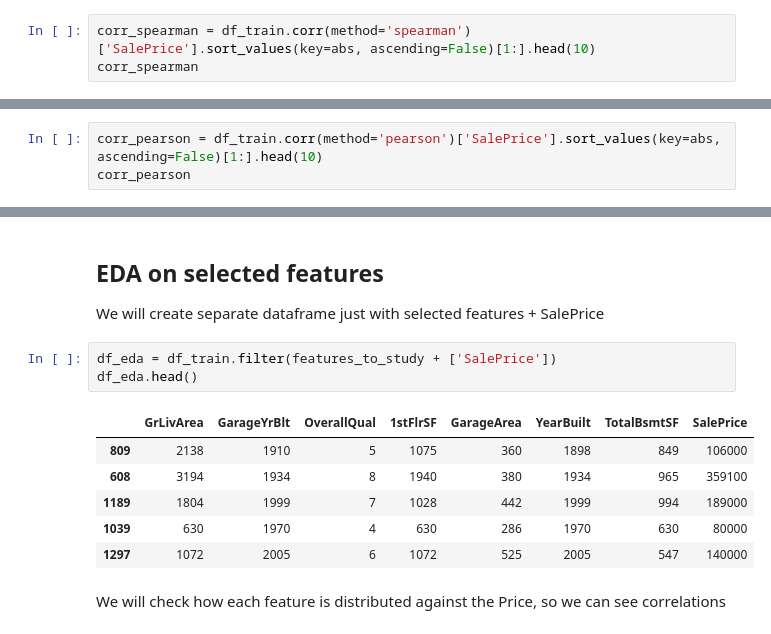
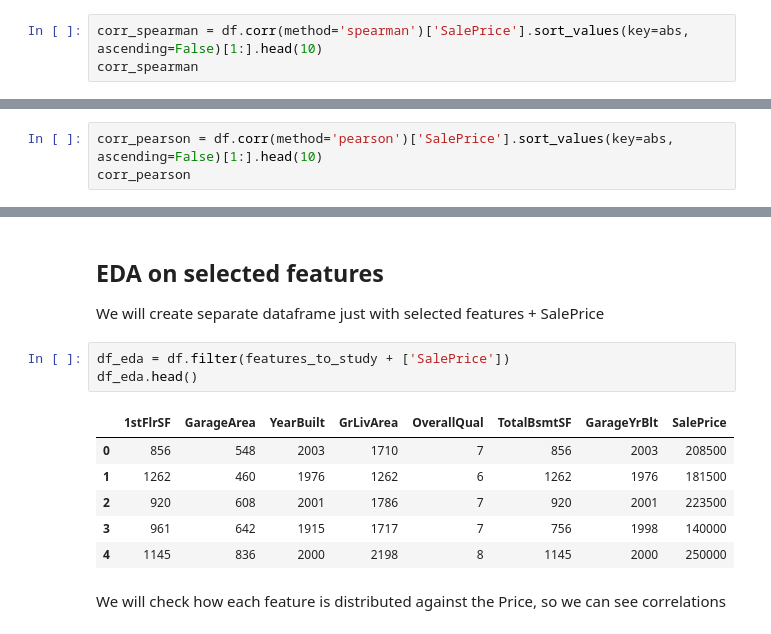
Before and after one commit to Tomosius/heritage_houses_p5, a Jupyter notebook: jupyter_notebooks/03_Data_Cleaning.ipynb, the cells around one changed output, grey strips where cells are left out. Saved outputs shown, nothing was run; the diff lists cells and outputs as text.

```diff
--- a/jupyter_notebooks/03_Data_Cleaning.ipynb
+++ b/jupyter_notebooks/03_Data_Cleaning.ipynb
@@ -170,4 +161,4 @@ df_train['SalePrice'] = y_train
 # %%
-corr_spearman = df_train.corr(method='spearman')['SalePrice'].sort_values(key=abs, ascending=False)[1:].head(10)
+corr_spearman = df.corr(method='spearman')['SalePrice'].sort_values(key=abs, ascending=False)[1:].head(10)
 corr_spearman
 # %% [output]
@@ -184,5 +175,5 @@ OpenPorchSF     0.481831
 Name: SalePrice, dtype: float64
 # %%
-corr_pearson = df_train.corr(method='pearson')['SalePrice'].sort_values(key=abs, ascending=False)[1:].head(10)
+corr_pearson = df.corr(method='pearson')['SalePrice'].sort_values(key=abs, ascending=False)[1:].head(10)
 corr_pearson
 # %% [output]
@@ -225,15 +216,15 @@ We have a list of features we will be investigating:
 
 We will create separate dataframe just with selected features + SalePrice
 # %%
-df_eda = df_train.filter(features_to_study + ['SalePrice'])
+df_eda = df.filter(features_to_study + ['SalePrice'])
 df_eda.head()
 # %% [output]
-|  | GrLivArea | GarageYrBlt | OverallQual | 1stFlrSF | GarageArea | YearBuilt | TotalBsmtSF | SalePrice |
-| 809 | 2138 | 1910 | 5 | 1075 | 360 | 1898 | 849 | 106000 |
-| 608 | 3194 | 1934 | 8 | 1940 | 380 | 1934 | 965 | 359100 |
-| 1189 | 1804 | 1999 | 7 | 1028 | 442 | 1999 | 994 | 189000 |
-| 1039 | 630 | 1970 | 4 | 630 | 286 | 1970 | 630 | 80000 |
-| 1297 | 1072 | 2005 | 6 | 1072 | 525 | 2005 | 547 | 140000 |
+|  | 1stFlrSF | GarageArea | YearBuilt | GrLivArea | OverallQual | TotalBsmtSF | GarageYrBlt | SalePrice |
+| 0 | 856 | 548 | 2003 | 1710 | 7 | 856 | 2003 | 208500 |
+| 1 | 1262 | 460 | 1976 | 1262 | 6 | 1262 | 1976 | 181500 |
+| 2 | 920 | 608 | 2001 | 1786 | 7 | 920 | 2001 | 223500 |
+| 3 | 961 | 642 | 1915 | 1717 | 7 | 756 | 1998 | 140000 |
+| 4 | 1145 | 836 | 2000 | 2198 | 8 | 1145 | 2000 | 250000 |
 # %% [markdown]
 We will check how each feature is distributed against the Price, so we can see correlations
 # %%
```
Also changed, not shown: parts of 6 cells of this notebook, 2 other files.
